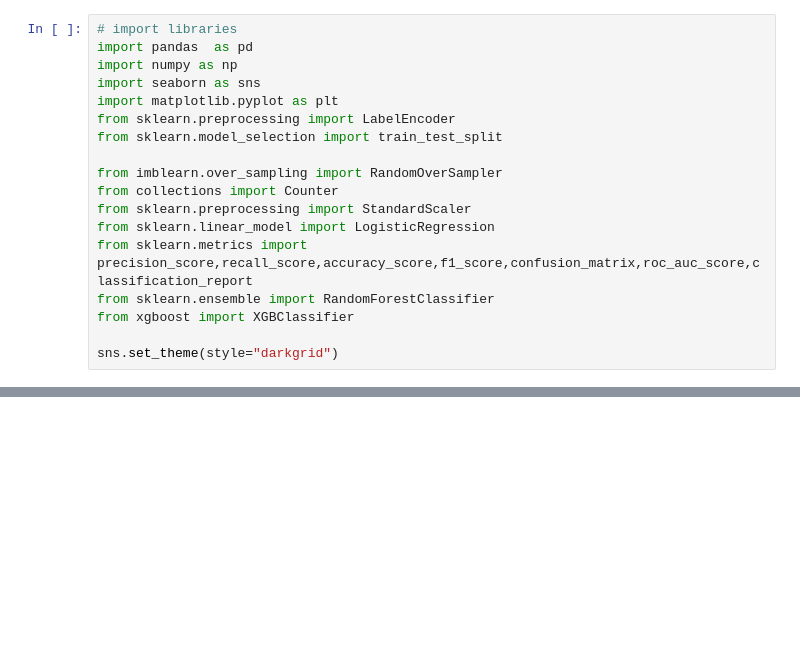
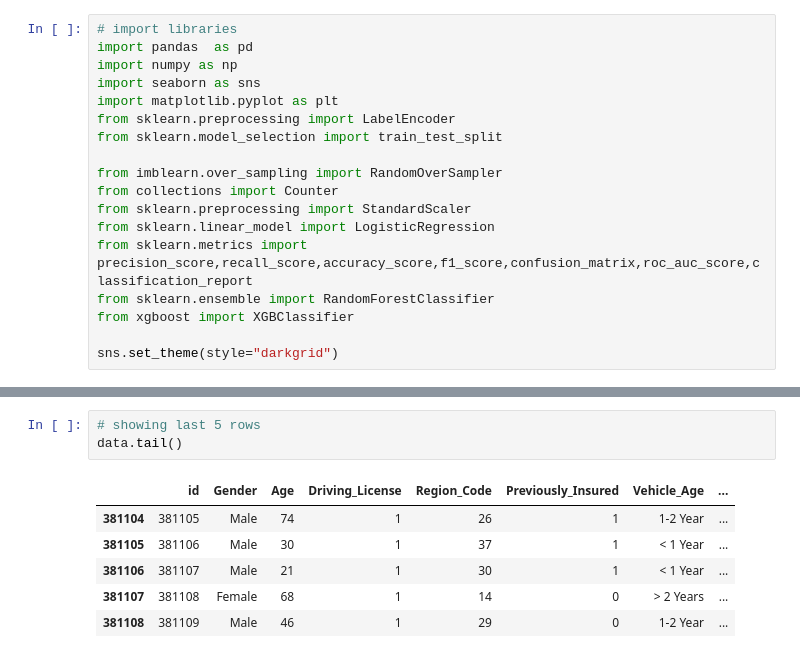
Before and after one commit to nileshrathod17/Health-Insurance-Cross-Sell-Prediction, a Jupyter notebook: Health_Insurance_Cross_Sell_Prediction.ipynb, the cells around one changed output, grey strips where cells are left out. Cells and saved outputs as stored; diff of their text form; blank space fills up the shorter version.

```diff
--- a/Health_Insurance_Cross_Sell_Prediction.ipynb
+++ b/Health_Insurance_Cross_Sell_Prediction.ipynb
@@ -34,0 +96,10 @@ sns.set_theme(style="darkgrid")
+# %%
+# showing last 5 rows
+data.tail()
+# %% [output]
+|  | id | Gender | Age | Driving_License | Region_Code | Previously_Insured | Vehicle_Age | ... |
+| 381104 | 381105 | Male | 74 | 1 | 26 | 1 | 1-2 Year | ... |
+| 381105 | 381106 | Male | 30 | 1 | 37 | 1 | < 1 Year | ... |
+| 381106 | 381107 | Male | 21 | 1 | 30 | 1 | < 1 Year | ... |
+| 381107 | 381108 | Female | 68 | 1 | 14 | 0 | > 2 Years | ... |
+| 381108 | 381109 | Male | 46 | 1 | 29 | 0 | 1-2 Year | ... |
```
Also changed, not shown: parts of 9 cells of this notebook.
